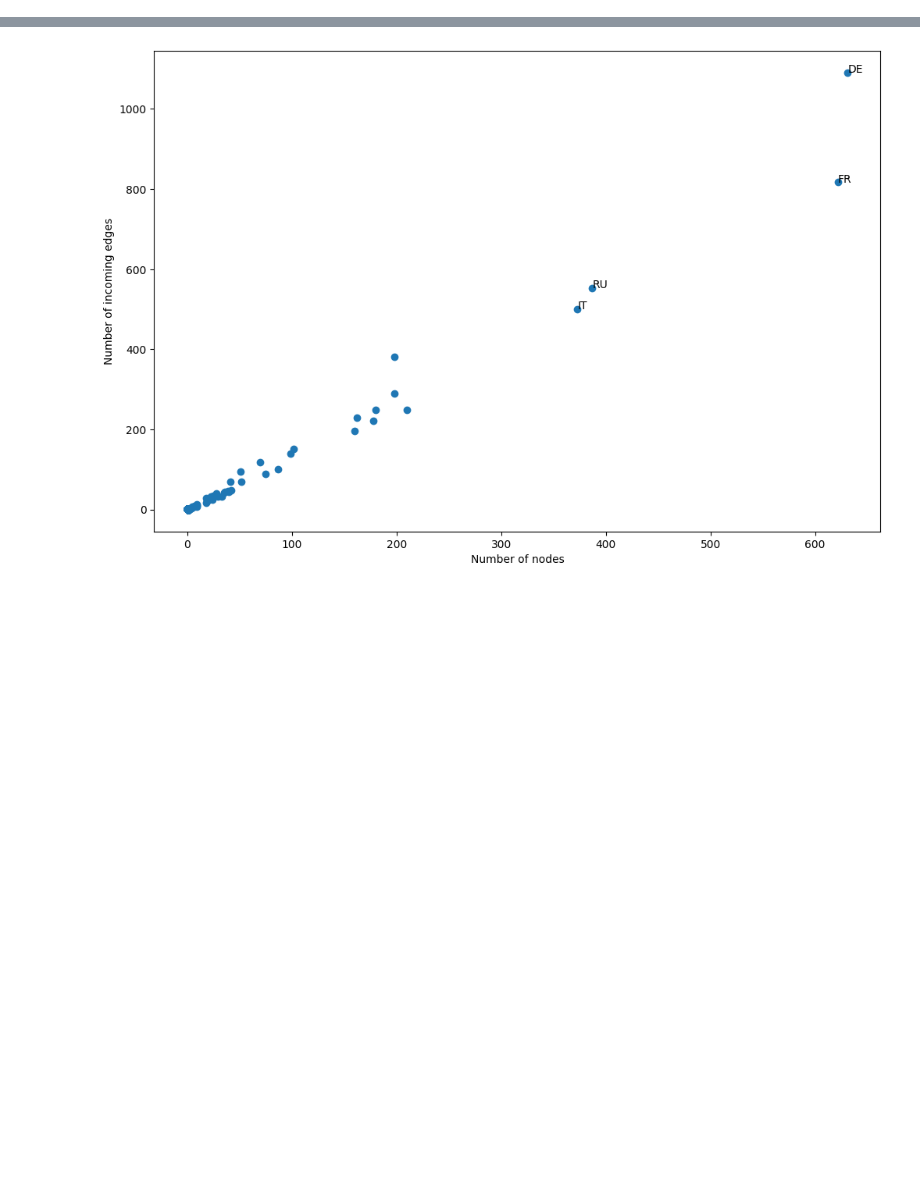
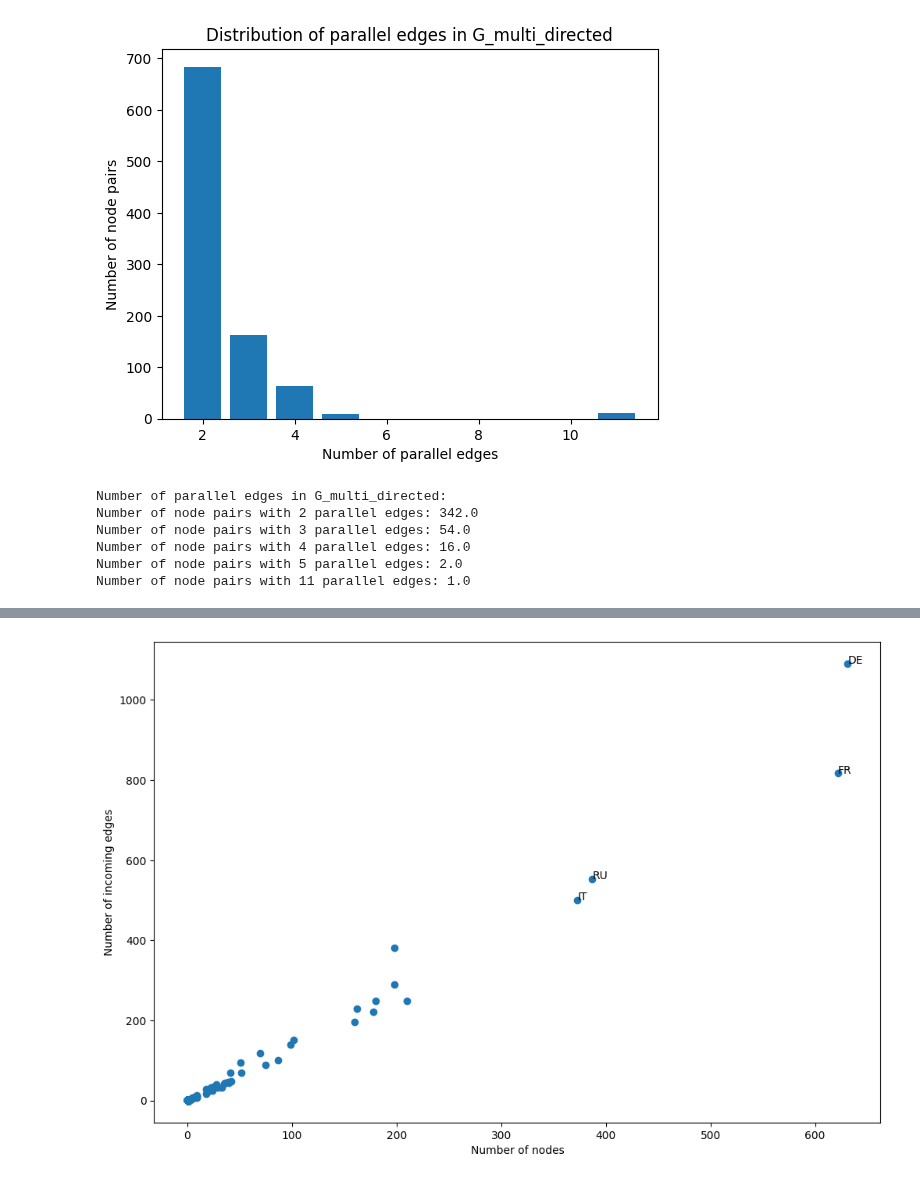
Before and after one commit to johanmasvie/iggielgn_topology_analysis, a Jupyter notebook: new_topo_analysis_iggielgn.ipynb, the cells around one changed output, grey strips where cells are left out. Cells and saved outputs as stored; diff of their text form; code cells hidden in the pictures; blank space fills up the shorter version.

```diff
--- a/new_topo_analysis_iggielgn.ipynb
+++ b/new_topo_analysis_iggielgn.ipynb
@@ -27,0 +75,33 @@ with open('graph_objects/G_simple_undirected_iggielgn.pickle', 'rb') as f:
+# %%
+# Plot the distribution plot of parallel edges in G_multi_directed, i.e., the number of node pairs with 1, 2, 3, ... parallel edges
+parallel_edges_dict = {}
+for u, v, d in G_multi_directed.edges:
+    # Check if the edge has more than one edge between the same nodes
+    if len(G_multi_directed[u][v]) > 1:
+        if len(G_multi_directed[u][v]) in parallel_edges_dict:
+            parallel_edges_dict[len(G_multi_directed[u][v])] += 1
+        else:
+            parallel_edges_dict[len(G_multi_directed[u][v])] = 1
+parallel_edges_dict = collections.OrderedDict(sorted(parallel_edges_dict.items()))
+plt.figure()
+plt.bar(parallel_edges_dict.keys(), parallel_edges_dict.values())
+plt.xlabel('Number of parallel edges')
+plt.ylabel('Number of node pairs')
+plt.title('Distribution of parallel edges in G_multi_directed')
+plt.show()
+
+# Print the values as a table
+print("Number of parallel edges in G_multi_directed:")
+print("Number of node pairs with 2 parallel edges:", parallel_edges_dict[2]/2)
+print("Number of node pairs with 3 parallel edges:", parallel_edges_dict[3]/3)
+print("Number of node pairs with 4 parallel edges:", parallel_edges_dict[4]/4)
+print("Number of node pairs with 5 parallel edges:", parallel_edges_dict[5]/5)
+print("Number of node pairs with 11 parallel edges:", parallel_edges_dict[11]/11)
+# %% [output]
+[figure, added]
+Number of parallel edges in G_multi_directed:
+Number of node pairs with 2 parallel edges: 342.0
+Number of node pairs with 3 parallel edges: 54.0
+Number of node pairs with 4 parallel edges: 16.0
+Number of node pairs with 5 parallel edges: 2.0
+Number of node pairs with 11 parallel edges: 1.0
```
Also changed, not shown: parts of 9 cells of this notebook, 1 other file.
